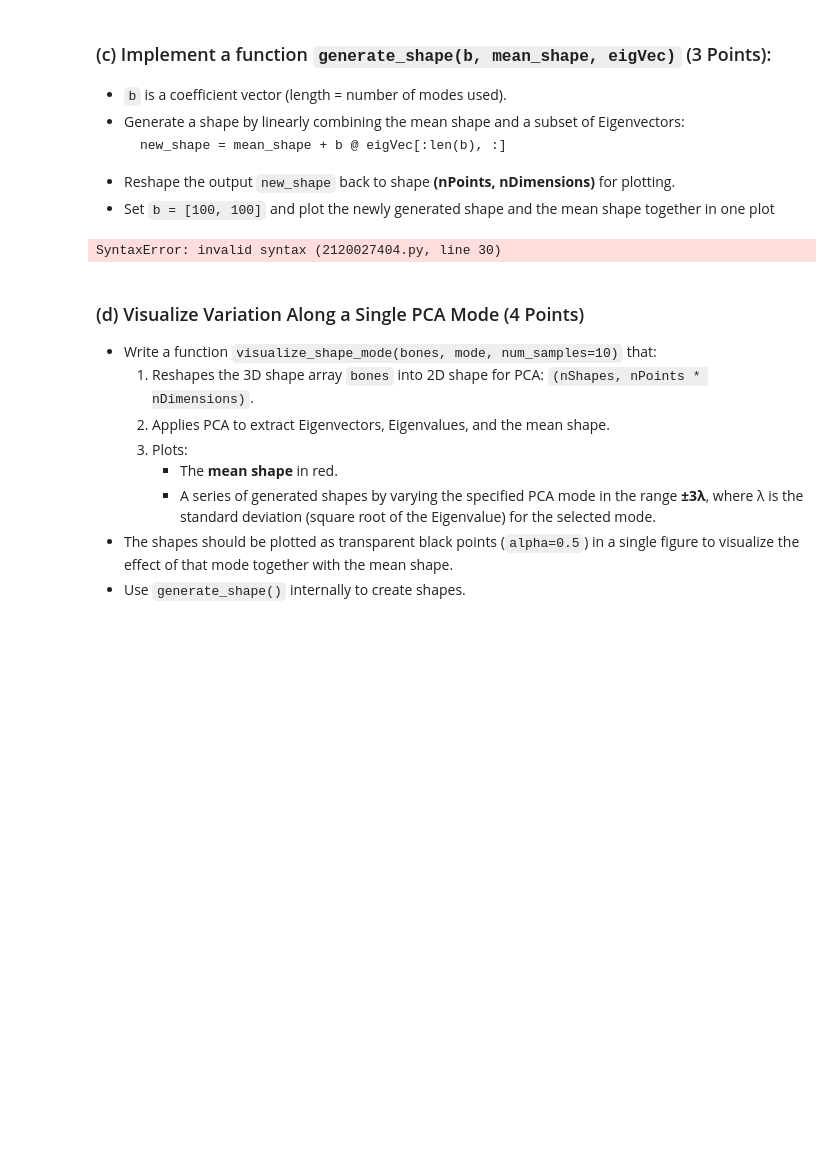
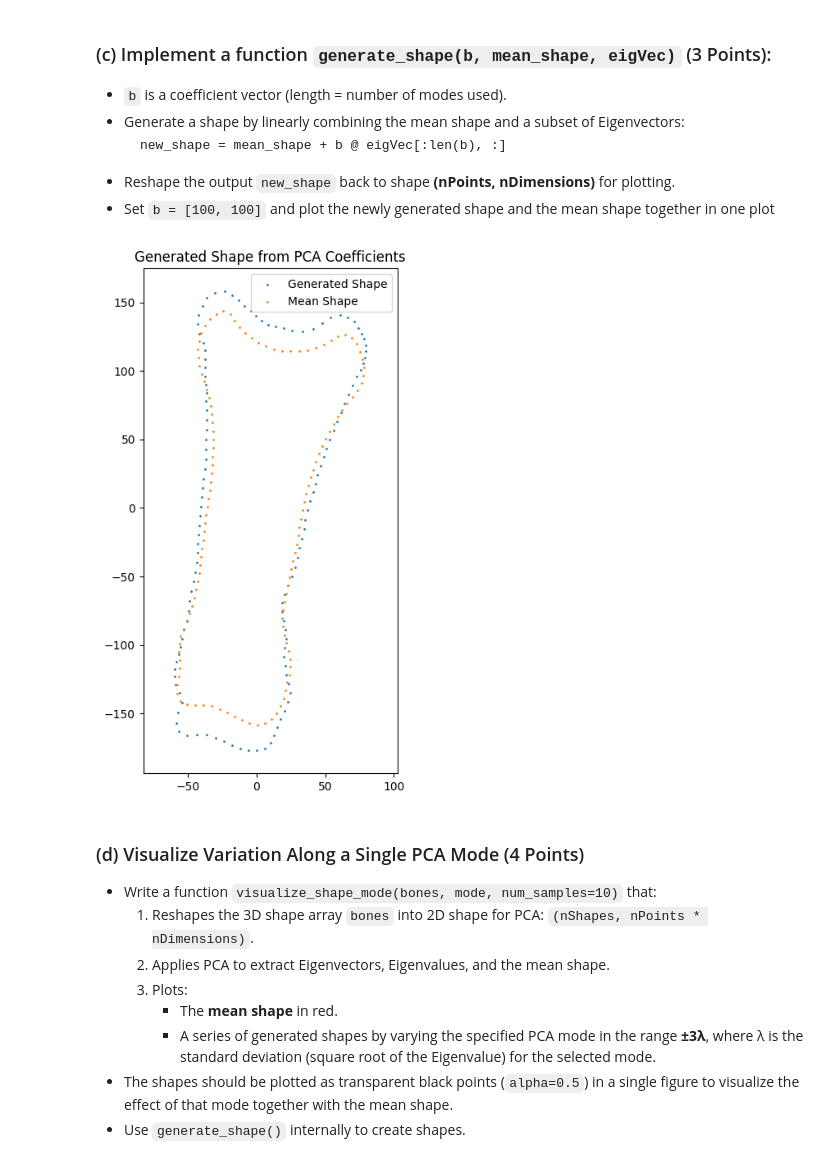
Before and after one commit to sknbsm04/Assignment1, a Jupyter notebook: notebook.ipynb, the cells around one changed output. Saved outputs shown, nothing was run; the diff lists cells and outputs as text; code cells hidden in the pictures; blank space fills up the shorter version.

```diff
--- a/notebook.ipynb
+++ b/notebook.ipynb
@@ -463,8 +472,12 @@ fig = plt.figure(figsize=(4, 8))
   - Set `b = [100, 100]` and plot the newly generated shape and the mean shape together in one plot
 # %%
 # TODO: Reshape bones to 2D matrix for PCA (nShapes, nPoints * nDimensions)
+nPoints, nDimensions, nShapes = bones.shape
+bones = bones.transpose(2, 0, 1)
+bones = bones.reshape(nShapes, nPoints * nDimensions)
 
 # TODO: Apply PCA
+_, eigVec, eigVal, mean_shape = pca(bones)
 # %% [markdown]
 ### (c) Implement a function `generate_shape(b, mean_shape, eigVec)` (3 Points):
 - `b` is a coefficient vector (length = number of modes used).
@@ -481,36 +494,44 @@ def generate_shape(b, mean_shape, eigVec):
     Generate a new shape using PCA coefficients.
 
     Parameters:
         b (np.ndarray): Coefficient vector (1D), shape (n_components,)
         mean_shape (np.ndarray): Flattened mean shape, shape (n_features,)
         eigVec (np.ndarray): PCA eigenvectors, shape (n_features, n_features)
 
     Returns:
         new_shape (np.ndarray): Generated shape reshaped to (nPoints, nDimensions)
     """
 
     # TODO: Ensure b is a row vector
+    b = np.asarray(b)
+    b = b.reshape(1, -1)
 
     # TODO: Linearly combine mean with first len(b) eigenvectors
+    new_shape = mean_shape + b @ eigVec[:, :b.shape[1]].T
+
+    new_shape = np.real(new_shape) # Keep only real coordinates because eig returns complex values here, causing plot warnings
 
     # TODO: Reshape back to (nPoints, nDimensions)
+    new_shape = new_shape.reshape(128, 2)
 
     return new_shape
 
 # TODO: Generate and plot a shape for testing
 b = [100, 100]
 generated = generate_shape(b, mean_shape, eigVec)
 
 # TODO: Plot generated shape and mean shape for comparison in one plot
+mean_2d = mean_shape.reshape(128,2)
+
 plt.figure(figsize=(4, 8))
-plt.scatter(..., label='Generated Shape', s=1)
-plt.scatter(...., ..., label='Mean Shape', s=1)
+plt.scatter(generated[:,0], generated[:,1], label='Generated Shape', s=1)
+plt.scatter(mean_2d[:,0], mean_2d[:,1], label='Mean Shape', s=1)
 plt.axis('equal')
 plt.title("Generated Shape from PCA Coefficients")
 plt.legend()
 plt.show()
 # %% [output]
-SyntaxError: invalid syntax (2120027404.py, line 30)
+[figure, added]
 # %% [markdown]
 ### (d) Visualize Variation Along a Single PCA Mode (4 Points)
 
```
Also changed, not shown: parts of 3 cells of this notebook.
